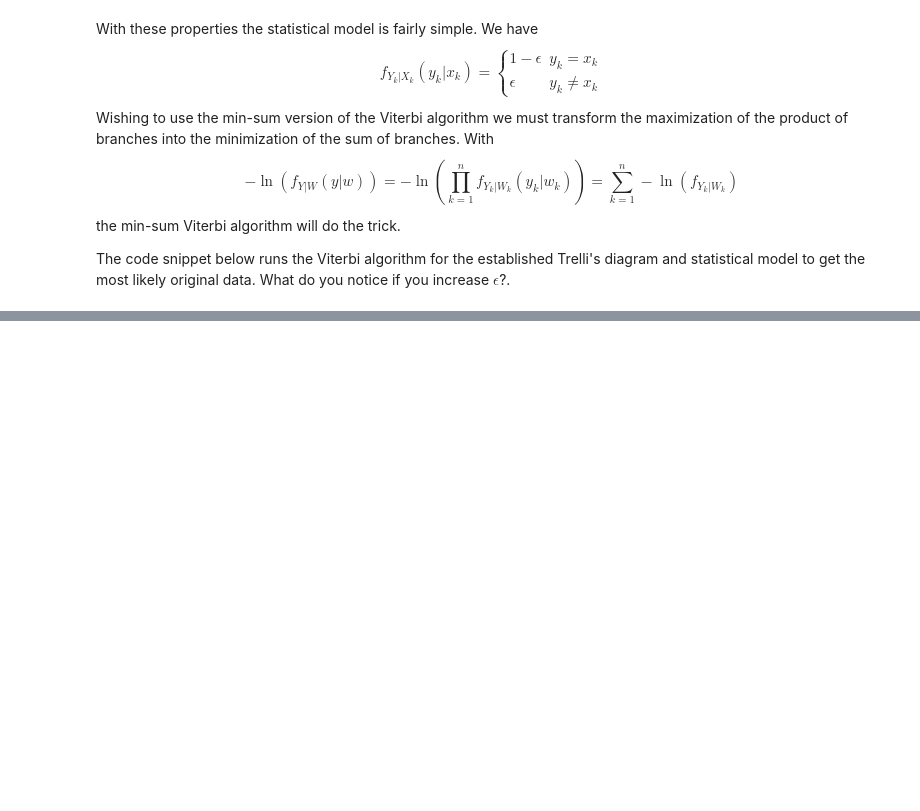
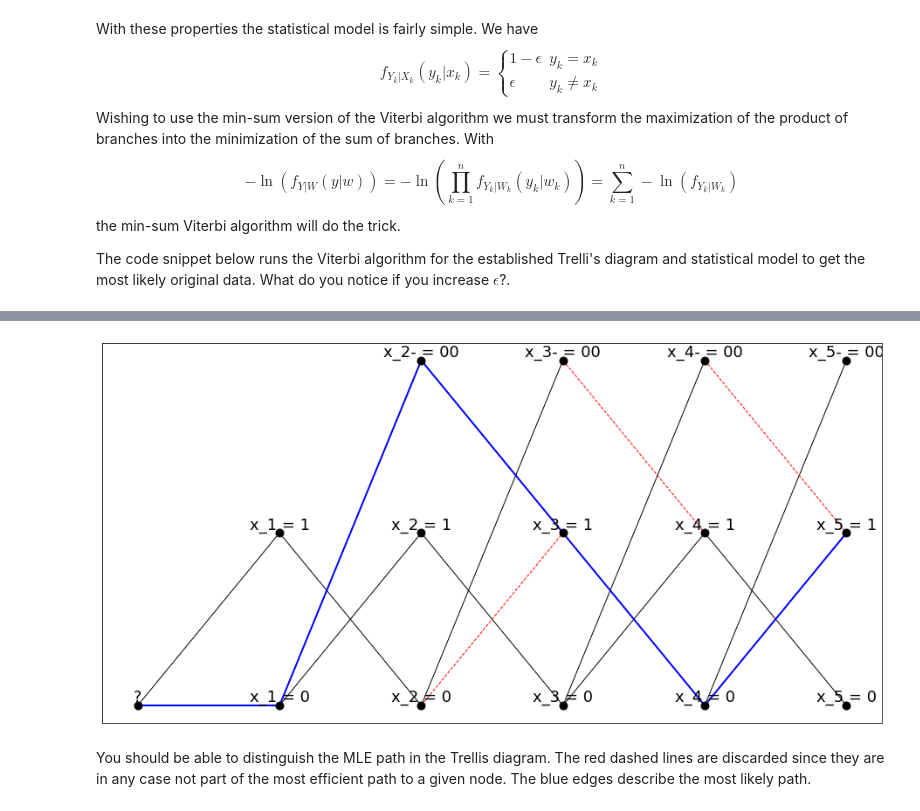
Before and after one commit to huesseol/DSSP-Illustrations, a Jupyter notebook: Trellis_Algorithms.ipynb, the cells around one changed output, grey strips where cells are left out. Cells and saved outputs as stored; diff of their text form; code cells hidden in the pictures; blank space fills up the shorter version.

```diff
--- a/Trellis_Algorithms.ipynb
+++ b/Trellis_Algorithms.ipynb
@@ -30,52 +30,47 @@ def viterbi(B, S_i): #min-sum version
 
     Parameters
     ----------
-    B : 3D numpy array, each outer element holds one section of branches (between 2 layers) encoded as a matrix (row-from, column-to). Inner elements encode metric of branch
-    S_i: 1D numpy array, initialize state metric of first layer
+    B : 3D nested list, each outer element holds one section of branches (between 2 layers) encoded as a matrix (row-from, column-to). Inner elements encode metric of branch
+    S_i: 1D list, initialize state metric of first layer
 
     Returns
     -------
-    S : 2D numpy array, lists state metrics layer by layer
-    P : 2D numpy array, lists minimizing prestates layer by layer
+    S : 2D nested list, lists state metrics layer by layer
+    P : 2D nested list, lists minimizing prestates layer by layer
     """
-    #check data types
-    assert isinstance(B, np.array), "B should be of type numpy array"
-    assert B.ndim == 3, "B should be of dimension 3"
-    assert isinstance(S_i, np.array), "S:i should be of type numpy array"
-    assert S_i.ndim == 1, "S_i should be of dimension 1"
 
     #check dimensionality of Trellis structure
     assert len(S_i) == len(B[0]), "S_i should fit the Trellis structure given by B in terms of dimensionality"
-    for i in range(B-1):
-      assert B[i].shape[1] == B[i+1].shape[0], "the width of each layer of states should not depend if you look at it from the left or the right section of branches"
+    for i in range(len(B)-1):
+      assert len(B[i][0]) == len(B[i+1]), "the width of each layer of states should not depend if you look at it from the left or the right section of branches"
 
     #iterate through graph to compute state metrics
     #---------------------------------------------------------------------------
 
     #Initialize S and P
-    S = np.array([S_i]) #list of states layer by layer with their metric
-    P = np.array([None]*len(S_i)) #list of precursors for each state, same dimensions as S
+    S = [S_i] #list of states layer by layer with their metric
+    P = [[None]*len(S_i)] #list of precursors for each state, same dimensions as S
 
     #iterate over sections to update states on the right side of it
     for section_index, section in enumerate(B):
       #layer of states to the right
       S_layer = []  #metrics
       P_layer = []  #prestates (0 indexed)
-      for state_index in section.shape[1]: #columns correspond to right layer
+      for state_index in range(len(section[0])): #columns correspond to right layer
         state_metric = math.inf #unless better path is found
         state_prestate = None #unless better path is found
 
         #goes through prestates to find minimizer
         for prestate_index, prestate_metric in enumerate(S[section_index]):
-          potential_metric = prestate_metric + section[prestate_index, state_index] #might be better than metric so far
+          potential_metric = prestate_metric + section[prestate_index][state_index] #might be better than metric so far
           if potential_metric < state_metric:
             state_metric = potential_metric
             state_prestate = prestate_index
-        np.append(S_layer, state_metric)
-        np.append(P_layer, state_prestate)
+        S_layer += [state_metric]
+        P_layer += [state_prestate]
       #add layer of state metrics and prestate indices
-      np.append(S, S_layer)
-      np.append(P, P_layer)
+      S += [S_layer]
+      P += [P_layer]
 
     return (S, P)
 # %% [markdown]
@@ -194,0 +272,6 @@ ValueError: ignored
+# %%
+run_viterbi()
+# %% [output]
+[figure, added]
+# %% [markdown]
+You should be able to distinguish the MLE path in the Trellis diagram. The red dashed lines are discarded since they are in any case not part of the most efficient path to a given node. The blue edges describe the most likely path.
```
Also changed, not shown: parts of 2 cells of this notebook.
